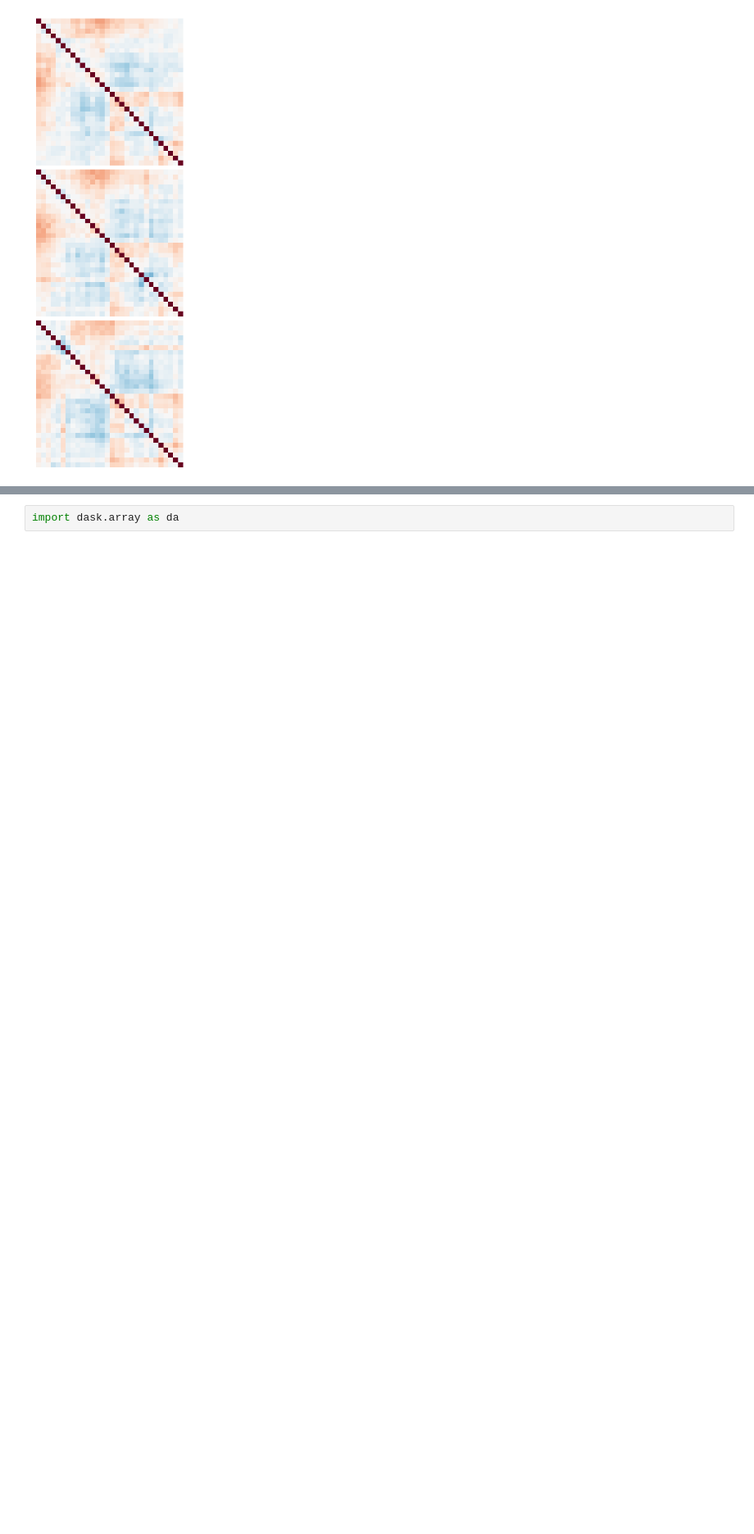
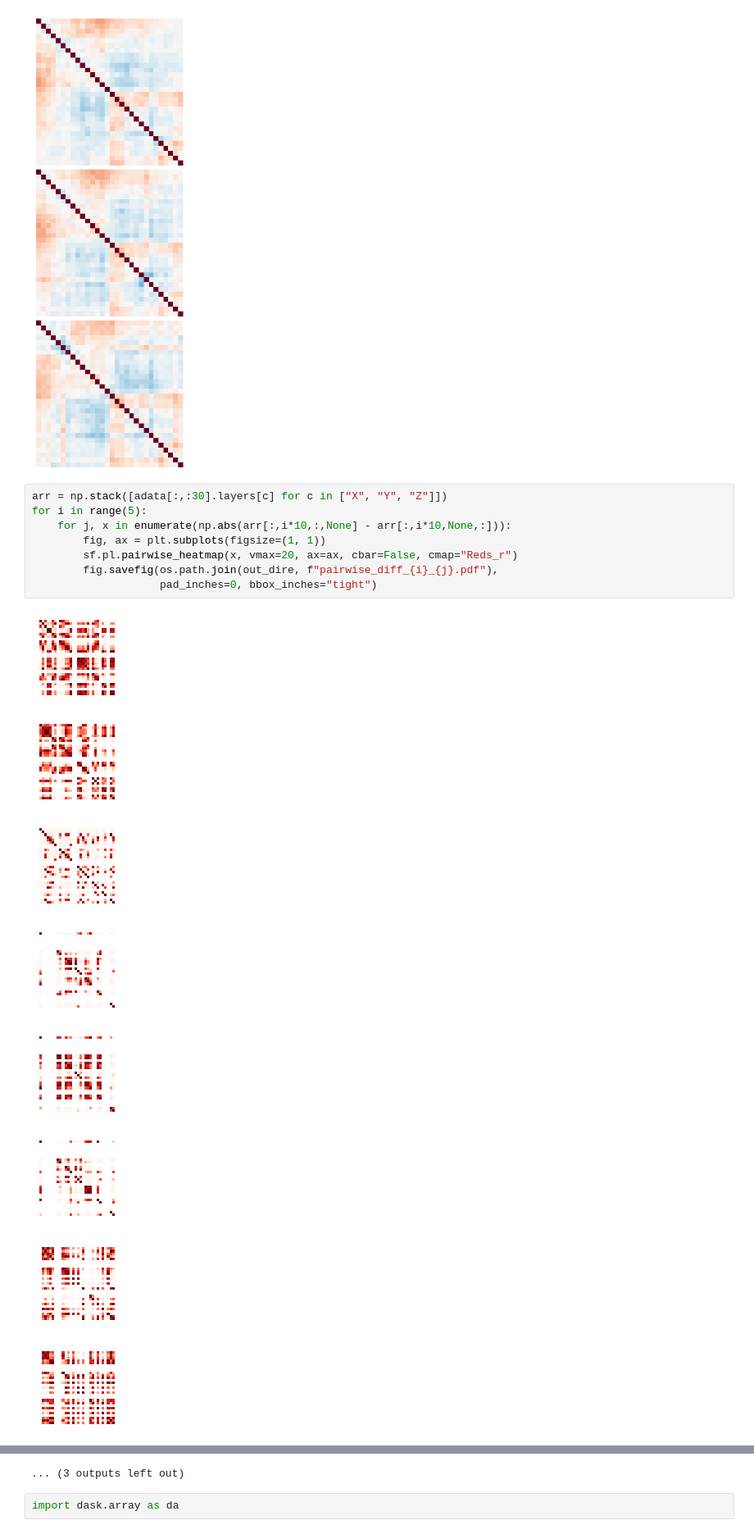
Before and after one commit to hyuyu104/ArcFISH, a Jupyter notebook: figures/0algorithm.ipynb, the cells around one changed output, grey strips where cells are left out. Shown at 82% size. Drawn from its saved outputs; the diff is of its cells as text; blank space fills up the shorter version.

```diff
--- a/figures/0algorithm.ipynb
+++ b/figures/0algorithm.ipynb
@@ -41,3 +43,20 @@ for i, key in enumerate(["var_X", "var_Y", "var_Z"]):
 fig.savefig(os.path.join(out_dire, "varp_heatmap.pdf"), bbox_inches="tight")
 # %% [output]
 [figure]
+# %%
+arr = np.stack([adata[:,:30].layers[c] for c in ["X", "Y", "Z"]])
+for i in range(5):
+    for j, x in enumerate(np.abs(arr[:,i*10,:,None] - arr[:,i*10,None,:])):
+        fig, ax = plt.subplots(figsize=(1, 1))
+        sf.pl.pairwise_heatmap(x, vmax=20, ax=ax, cbar=False, cmap="Reds_r")
+        fig.savefig(os.path.join(out_dire, f"pairwise_diff_{i}_{j}.pdf"),
+                    pad_inches=0, bbox_inches="tight")
+# %% [output]
+[figure, added]
+[figure, added]
+[figure, added]
+[figure, added]
+[figure, added]
+[figure, added]
+[figure, added]
+[figure, added]
@@ -44,3 +67,4 @@ fig.savefig(os.path.join(out_dire, "varp_heatmap.pdf"), bbox_inches="tight")
+... (3 outputs left out)
 # %%
 import dask.array as da
 # %%
```
Also changed, not shown: parts of 5 cells of this notebook, 4 other files.
